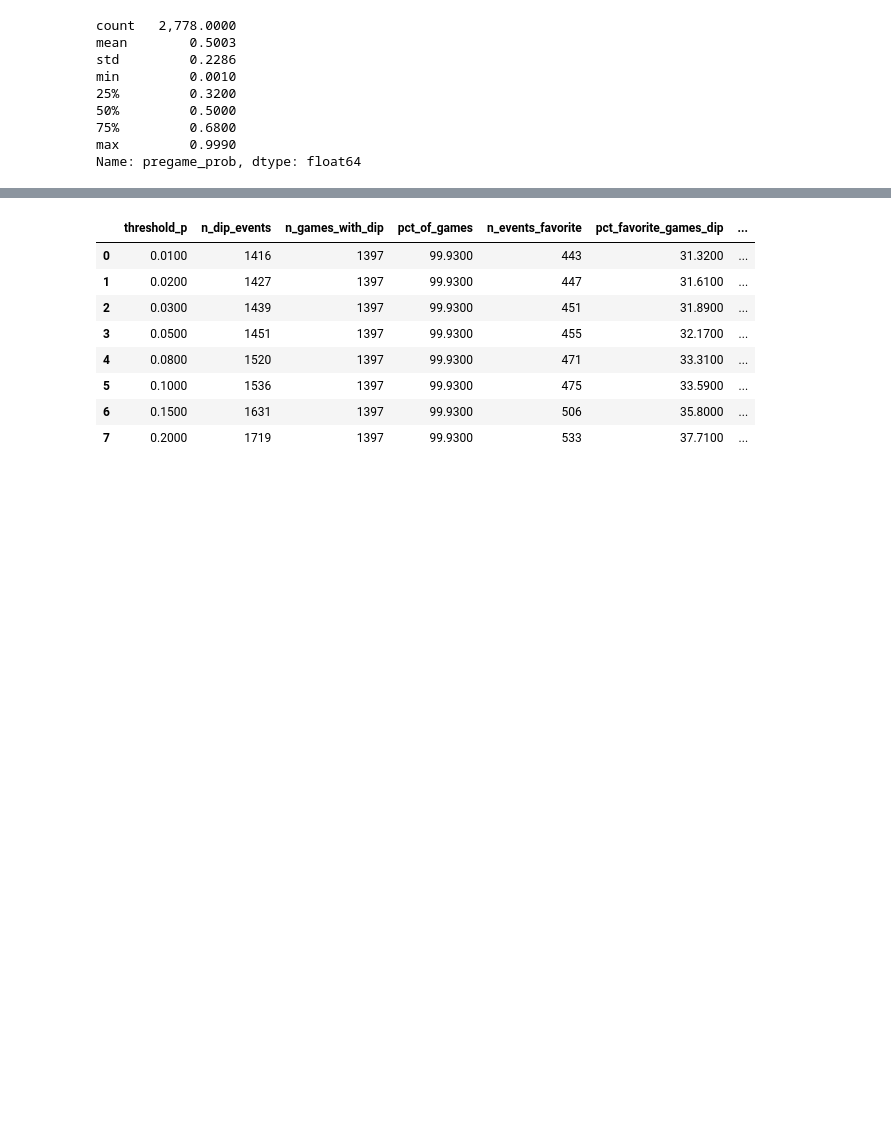
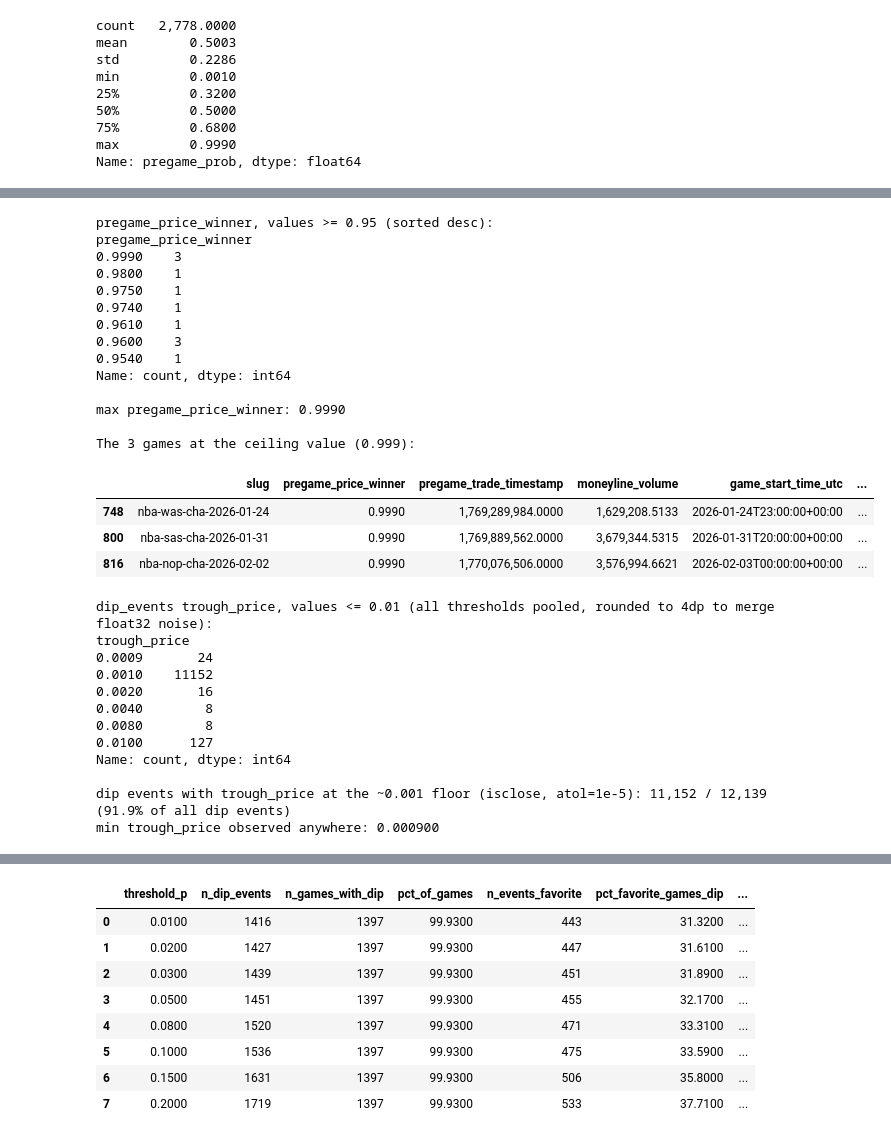
Before and after one commit to omerk1/nba-score-prediction, a Jupyter notebook: data/polymarket_prices/comeback_analysis.ipynb, the cells around one changed output, grey strips where cells are left out. Drawn from its saved outputs; the diff is of its cells as text; code cells hidden in the pictures; blank space fills up the shorter version.

```diff
--- a/data/polymarket_prices/comeback_analysis.ipynb
+++ b/data/polymarket_prices/comeback_analysis.ipynb
@@ -387,0 +421,61 @@ Name: pregame_prob, dtype: float64
+# %%
+print("pregame_price_winner, values >= 0.95 (sorted desc):")
+print(games.loc[games["pregame_price_winner"] >= 0.95, "pregame_price_winner"].value_counts().sort_index(ascending=False))
+print(f"\nmax pregame_price_winner: {games['pregame_price_winner'].max():.4f}")
+
+ceiling_games = games.loc[games["pregame_price_winner"] >= 0.999, ["slug", "pregame_price_winner",
+                                                                     "pregame_trade_timestamp", "moneyline_volume",
+                                                                     "game_start_time_utc"]].copy()
+# NOTE: casting a tz-aware datetime column straight to int64 can yield seconds
+# OR nanoseconds depending on the pandas version's inferred datetime64 unit
+# (this exact gotcha is called out in src/polymarket_prices/series_builder.py)
+# -- normalize to datetime64[ns, UTC] first so //10**9 -> unix-seconds is unambiguous.
+tipoff_ts_sec = (
+    pd.to_datetime(ceiling_games["game_start_time_utc"], utc=True)
+    .astype("datetime64[ns, UTC]").astype("int64") // 10**9
+)
+ceiling_games["minutes_before_tipoff"] = (tipoff_ts_sec - ceiling_games["pregame_trade_timestamp"]) / 60.0
+print("\nThe 3 games at the ceiling value (0.999):")
+display(ceiling_games)
+
+print("\ndip_events trough_price, values <= 0.01 (all thresholds pooled, rounded to 4dp to merge float32 noise):")
+print(dip.loc[dip["trough_price"] <= 0.01, "trough_price"].round(4).value_counts().sort_index())
+# NOTE: trough_price is stored as float32, so two bars that are both effectively
+# "priced at the floor" can come out as bit-distinct floats (e.g. 0.0009999871 vs
+# exactly 0.001) that display identically once rounded but fail a naive `== 0.001`
+# check -- use np.isclose with a tolerance well inside one floor-tick instead.
+n_at_floor = int(np.isclose(dip["trough_price"], 0.001, atol=1e-5).sum())
+print(f"\ndip events with trough_price at the ~0.001 floor (isclose, atol=1e-5): {n_at_floor:,} / {len(dip):,}  "
+      f"({100*n_at_floor/len(dip):.1f}% of all dip events)")
+print(f"min trough_price observed anywhere: {dip['trough_price'].min():.6f}")
+# %% [output]
+pregame_price_winner, values >= 0.95 (sorted desc):
+pregame_price_winner
+0.9990    3
+0.9800    1
+0.9750    1
+0.9740    1
+0.9610    1
+0.9600    3
+0.9540    1
+Name: count, dtype: int64
+
+max pregame_price_winner: 0.9990
+
+The 3 games at the ceiling value (0.999):
+|  | slug | pregame_price_winner | pregame_trade_timestamp | moneyline_volume | game_start_time_utc | ... |
+| 748 | nba-was-cha-2026-01-24 | 0.9990 | 1,769,289,984.0000 | 1,629,208.5133 | 2026-01-24T23:00:00+00:00 | ... |
+| 800 | nba-sas-cha-2026-01-31 | 0.9990 | 1,769,889,562.0000 | 3,679,344.5315 | 2026-01-31T20:00:00+00:00 | ... |
+| 816 | nba-nop-cha-2026-02-02 | 0.9990 | 1,770,076,506.0000 | 3,576,994.6621 | 2026-02-03T00:00:00+00:00 | ... |
+dip_events trough_price, values <= 0.01 (all thresholds pooled, rounded to 4dp to merge float32 noise):
+trough_price
+0.0009       24
+0.0010    11152
+0.0020       16
+0.0040        8
+0.0080        8
+0.0100      127
+Name: count, dtype: int64
+
+dip events with trough_price at the ~0.001 floor (isclose, atol=1e-5): 11,152 / 12,139  (91.9% of all dip events)
+min trough_price observed anywhere: 0.000900
```
Also changed, not shown: parts of 18 cells of this notebook, 1 other file.
